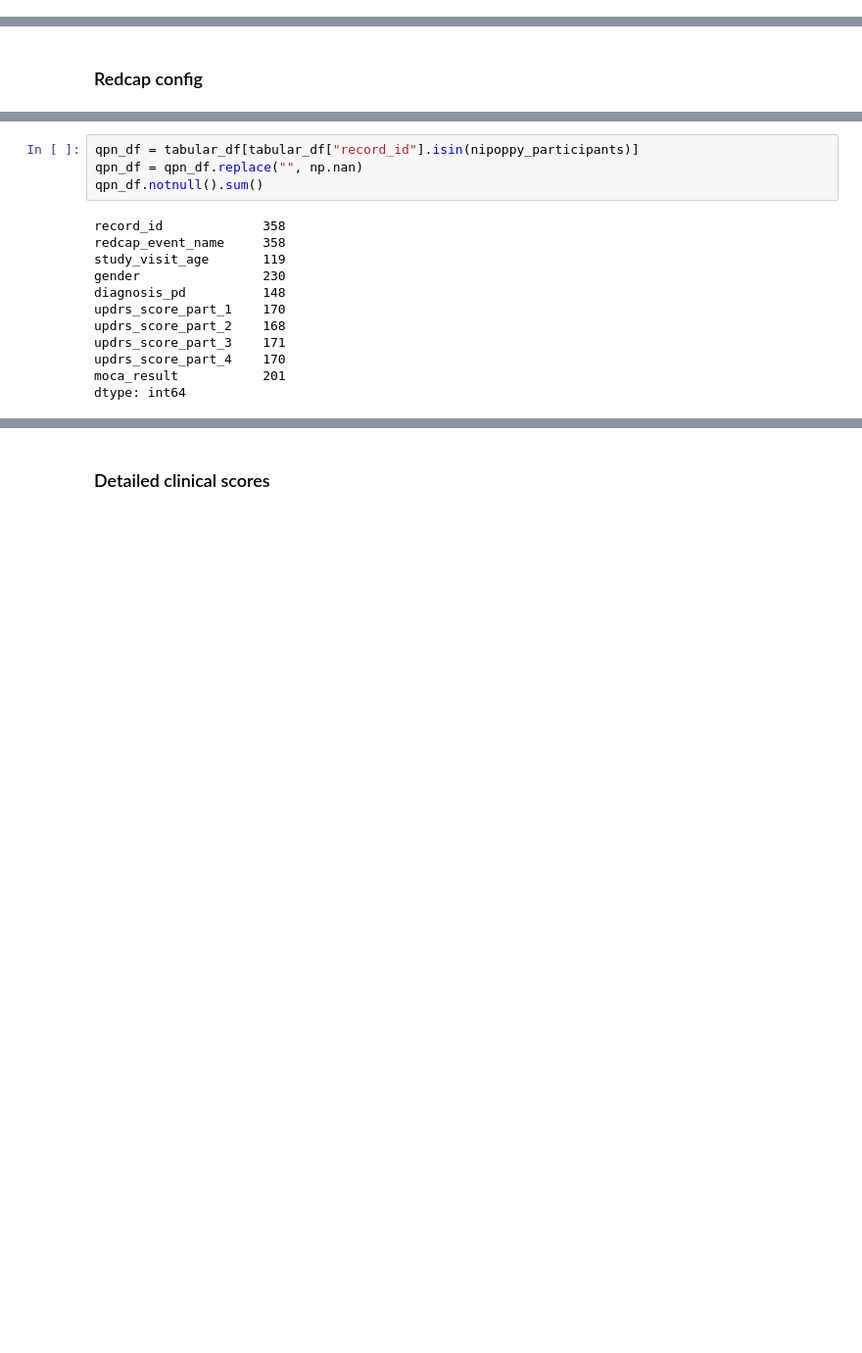
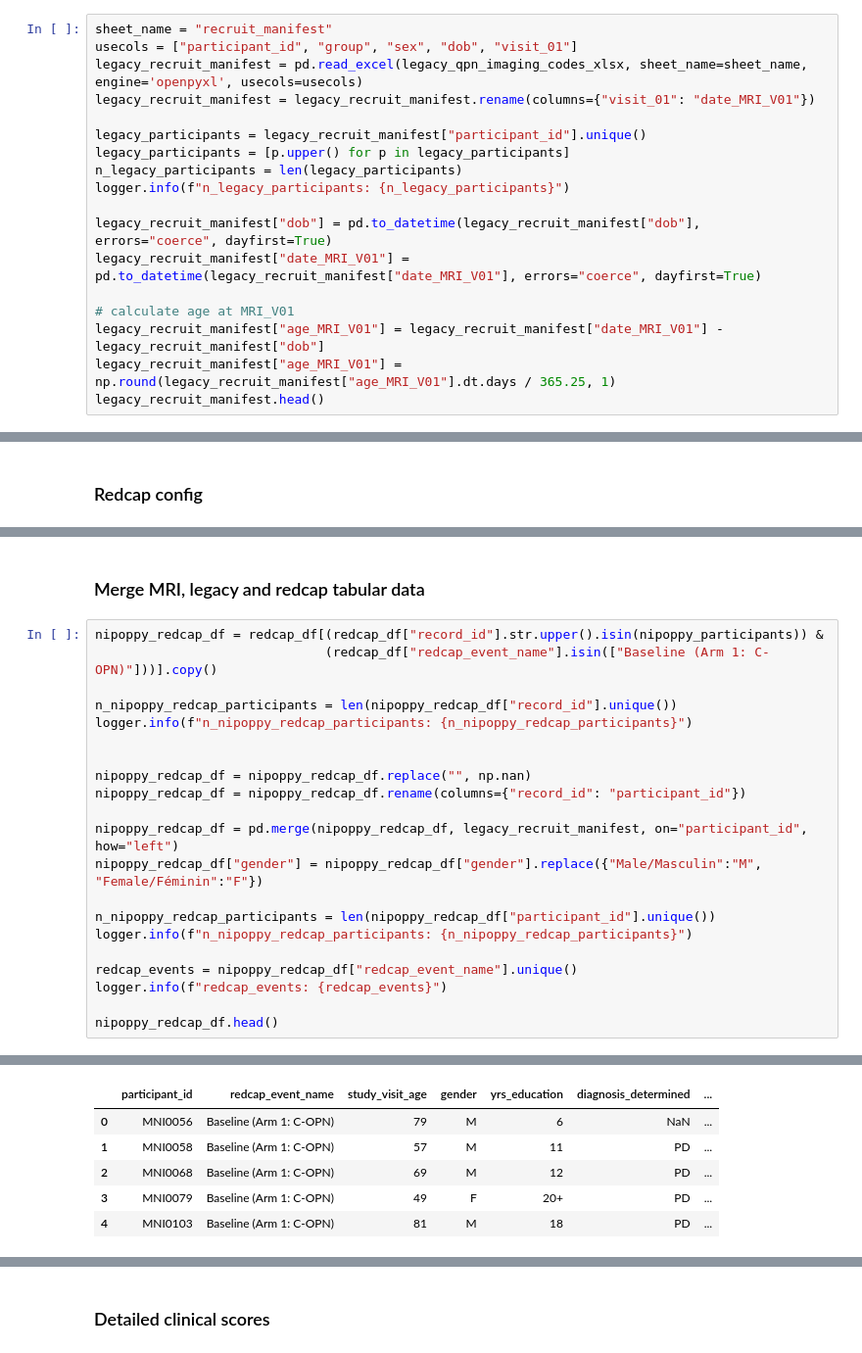
Before and after one commit to nipoppy/nipoppy, a Jupyter notebook: nipoppy/notebooks/redcap.ipynb, the cells around one changed output, grey strips where cells are left out. Shown at 98% size. Drawn from its saved outputs; the diff is of its cells as text; blank space fills up the shorter version.

```diff
--- a/nipoppy/notebooks/redcap.ipynb
+++ b/nipoppy/notebooks/redcap.ipynb
@@ -65,0 +72,18 @@ n_participants: 265
+# %%
+sheet_name = "recruit_manifest"
+usecols = ["participant_id", "group", "sex", "dob", "visit_01"]
+legacy_recruit_manifest = pd.read_excel(legacy_qpn_imaging_codes_xlsx, sheet_name=sheet_name, engine='openpyxl', usecols=usecols)
+legacy_recruit_manifest = legacy_recruit_manifest.rename(columns={"visit_01": "date_MRI_V01"})
+
+legacy_participants = legacy_recruit_manifest["participant_id"].unique()
+legacy_participants = [p.upper() for p in legacy_participants]
+n_legacy_participants = len(legacy_participants)
+logger.info(f"n_legacy_participants: {n_legacy_participants}")
+
+legacy_recruit_manifest["dob"] = pd.to_datetime(legacy_recruit_manifest["dob"], errors="coerce", dayfirst=True)
+legacy_recruit_manifest["date_MRI_V01"] = pd.to_datetime(legacy_recruit_manifest["date_MRI_V01"], errors="coerce", dayfirst=True)
+
+# calculate age at MRI_V01
+legacy_recruit_manifest["age_MRI_V01"] = legacy_recruit_manifest["date_MRI_V01"] - legacy_recruit_manifest["dob"]
+legacy_recruit_manifest["age_MRI_V01"] = np.round(legacy_recruit_manifest["age_MRI_V01"].dt.days / 365.25, 1)
+legacy_recruit_manifest.head()
@@ -218,16 +249,24 @@ tabular_df
-# %%
-qpn_df = tabular_df[tabular_df["record_id"].isin(nipoppy_participants)]
-qpn_df = qpn_df.replace("", np.nan)
-qpn_df.notnull().sum()
-# %% [output]
-record_id             358
-redcap_event_name     358
-study_visit_age       119
-gender                230
-diagnosis_pd          148
-updrs_score_part_1    170
-updrs_score_part_2    168
-updrs_score_part_3    171
-updrs_score_part_4    170
-moca_result           201
-dtype: int64
+# %% [markdown]
+### Merge MRI, legacy and redcap tabular data
+# %%
+nipoppy_redcap_df = redcap_df[(redcap_df["record_id"].str.upper().isin(nipoppy_participants)) &
+                              (redcap_df["redcap_event_name"].isin(["Baseline (Arm 1: C-OPN)"]))].copy()
+
+n_nipoppy_redcap_participants = len(nipoppy_redcap_df["record_id"].unique())
+logger.info(f"n_nipoppy_redcap_participants: {n_nipoppy_redcap_participants}")
+
+
+nipoppy_redcap_df = nipoppy_redcap_df.replace("", np.nan)
+nipoppy_redcap_df = nipoppy_redcap_df.rename(columns={"record_id": "participant_id"})
+
+nipoppy_redcap_df = pd.merge(nipoppy_redcap_df, legacy_recruit_manifest, on="participant_id", how="left")
+nipoppy_redcap_df["gender"] = nipoppy_redcap_df["gender"].replace({"Male/Masculin":"M", "Female/Féminin":"F"})
+
+n_nipoppy_redcap_participants = len(nipoppy_redcap_df["participant_id"].unique())
+logger.info(f"n_nipoppy_redcap_participants: {n_nipoppy_redcap_participants}")
+
+redcap_events = nipoppy_redcap_df["redcap_event_name"].unique()
+logger.info(f"redcap_events: {redcap_events}")
+
+nipoppy_redcap_df.head()
+# %% [output]
@@ -233,0 +276,6 @@ dtype: int64
+|  | participant_id | redcap_event_name | study_visit_age | gender | yrs_education | diagnosis_determined | ... |
+| 0 | MNI0056 | Baseline (Arm 1: C-OPN) | 79 | M | 6 | NaN | ... |
+| 1 | MNI0058 | Baseline (Arm 1: C-OPN) | 57 | M | 11 | PD | ... |
+| 2 | MNI0068 | Baseline (Arm 1: C-OPN) | 69 | M | 12 | PD | ... |
+| 3 | MNI0079 | Baseline (Arm 1: C-OPN) | 49 | F | 20+ | PD | ... |
+| 4 | MNI0103 | Baseline (Arm 1: C-OPN) | 81 | M | 18 | PD | ... |
```
Also changed, not shown: parts of 34 cells of this notebook, 2 other files.
